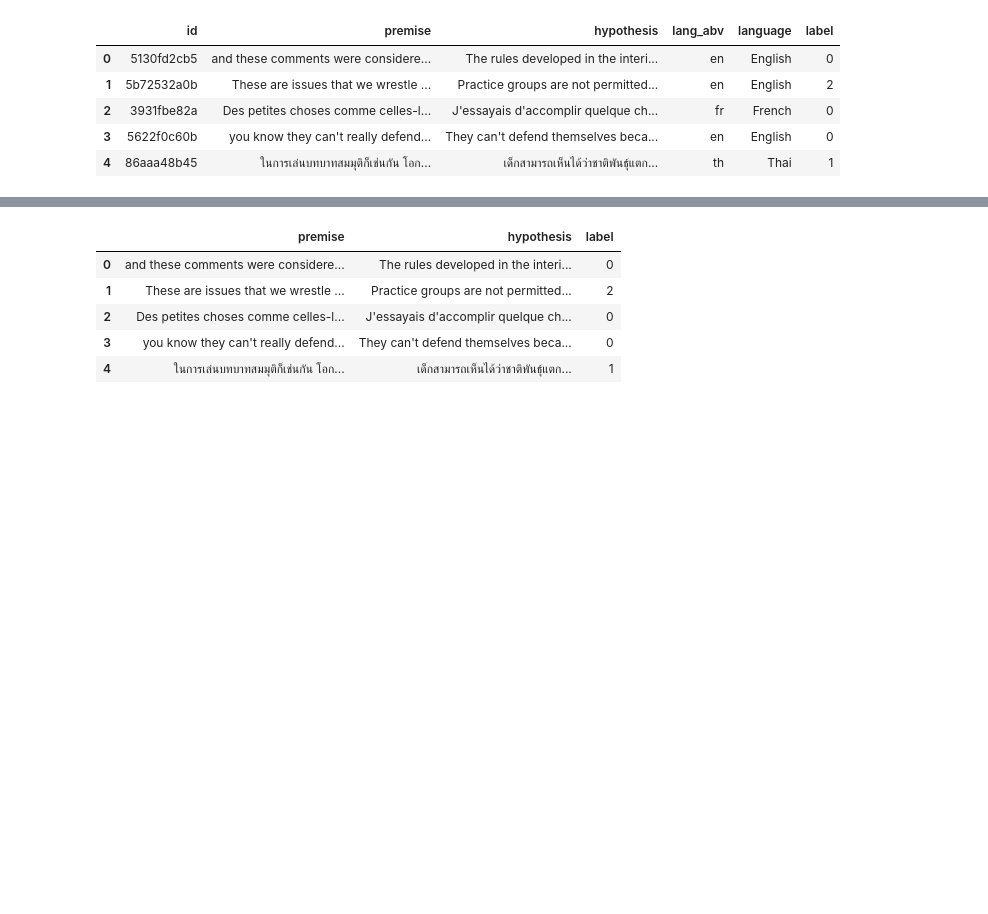
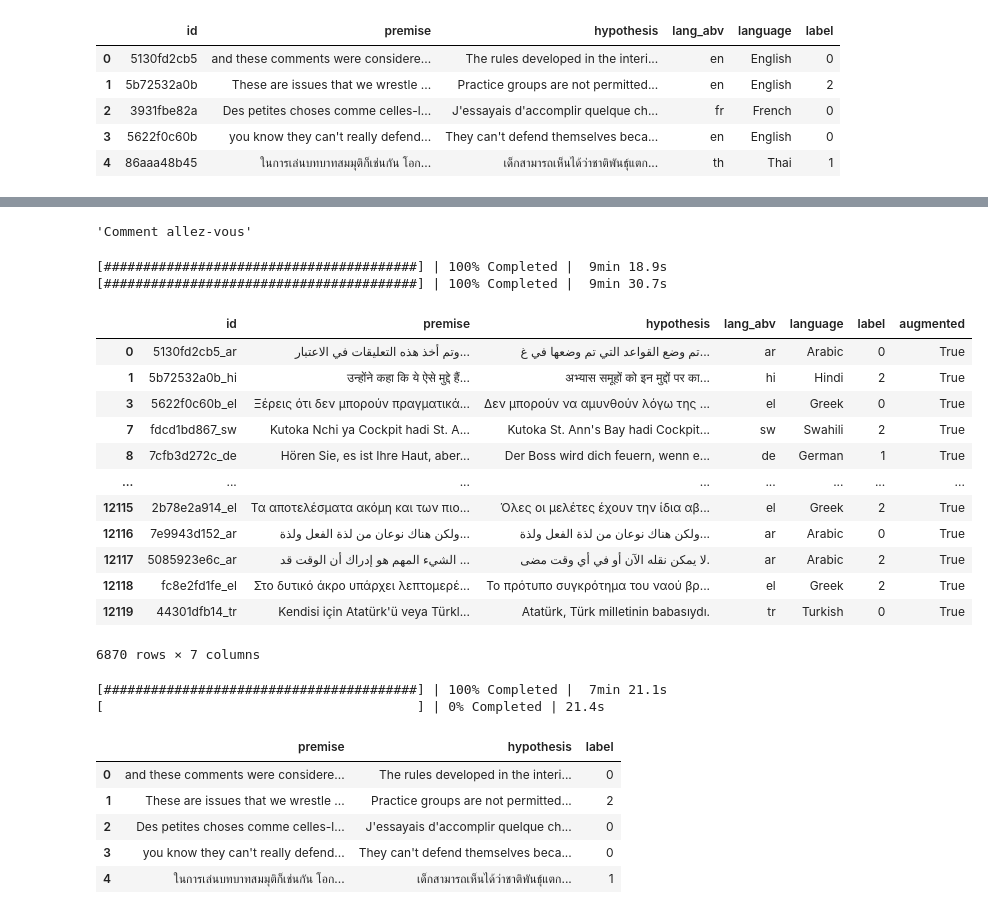
Before and after one commit to HAL22/Kaggle-Competitions, a Jupyter notebook: Contradictory_My_Dear_Watson.ipynb, the cells around one changed output, grey strips where cells are left out. Drawn from its saved outputs; the diff is of its cells as text; code cells hidden in the pictures; blank space fills up the shorter version.

```diff
--- a/Contradictory_My_Dear_Watson.ipynb
+++ b/Contradictory_My_Dear_Watson.ipynb
@@ -76,0 +55,68 @@ print(lang_dic)
+# %%
+translations_csv = '/kaggle/working/train_translations.csv'
+
+dest_choices = {'ar': 'Arabic', 'fr': 'French', 'sw': 'Swahili', 'ur': 'Urdu', 'vi': 'Vietnamese', 'ru': 'Russian', 'hi': 'Hindi', 'el': 'Greek', 'th': 'Thai', 'es': 'Spanish', 'de': 'German', 'tr': 'Turkish', 'bg': 'Bulgarian'}
+# %%
+def translate(words, dest):
+            translator = Translator()
+            decoded = translator.translate(words, dest=dest).text
+            return decoded
+# %%
+# Example
+translate("How are you","fr")
+# %% [output]
+'Comment allez-vous'
+# %%
+def translate_job(df, mode='en'):
+   premise_bag = bag.from_sequence(df.premise.tolist())
+   hypothesis_bag = bag.from_sequence(df.hypothesis.tolist())
+
+   if mode == 'en':
+     df['translate_to_abv'] = 'en'
+     df['translate_to'] = 'English'
+     dest_bag = bag.from_sequence(df.translate_to_abv.tolist())
+   elif mode == 'random':
+     df['translate_to_abv'] = np.random.choice(list(dest_choices.keys()), df.shape[0])
+     df['translate_to'] = df.translate_to_abv.map(dest_choices)
+     dest_bag = bag.from_sequence(df.translate_to_abv.tolist())
+
+   with diagnostics.ProgressBar():
+     premise_translated = premise_bag.map(translate, dest=dest_bag).compute()
+     hypothesis_translated = hypothesis_bag.map(translate, dest=dest_bag).compute()
+
+   df['premise'] = premise_translated
+   df['hypothesis'] = hypothesis_translated
+   df['id'] = df['id'].astype(str) + '_' + df['translate_to_abv']
+   df['lang_abv'] = df['translate_to_abv']
+   df['language'] = df['translate_to']
+   df['augmented'] = True
+   df.drop('translate_to_abv', axis=1, inplace=True)
+   df.drop('translate_to', axis=1, inplace=True)
+
+   return df
+# %%
+eng = df_train.loc[df_train.lang_abv == "en"].copy().pipe(translate_job, mode='random')
+# %% [output]
+[########################################] | 100% Completed |  9min 18.9s
+[########################################] | 100% Completed |  9min 30.7s
+# %%
+eng
+# %% [output]
+|  | id | premise | hypothesis | lang_abv | language | label | augmented |
+| 0 | 5130fd2cb5_ar | وتم أخذ هذه التعليقات في الاعتبار... | تم وضع القواعد التي تم وضعها في غ... | ar | Arabic | 0 | True |
+| 1 | 5b72532a0b_hi | उन्होंने कहा कि ये ऐसे मुद्दे हैं... | अभ्यास समूहों को इन मुद्दों पर का... | hi | Hindi | 2 | True |
+| 3 | 5622f0c60b_el | Ξέρεις ότι δεν μπορούν πραγματικά... | Δεν μπορούν να αμυνθούν λόγω της ... | el | Greek | 0 | True |
+| 7 | fdcd1bd867_sw | Kutoka Nchi ya Cockpit hadi St. A... | Kutoka St. Ann's Bay hadi Cockpit... | sw | Swahili | 2 | True |
+| 8 | 7cfb3d272c_de | Hören Sie, es ist Ihre Haut, aber... | Der Boss wird dich feuern, wenn e... | de | German | 1 | True |
+| ... | ... | ... | ... | ... | ... | ... | ... |
+| 12115 | 2b78e2a914_el | Τα αποτελέσματα ακόμη και των πιο... | Όλες οι μελέτες έχουν την ίδια αβ... | el | Greek | 2 | True |
+| 12116 | 7e9943d152_ar | ولكن هناك نوعان من لذة الفعل ولذة... | ولكن هناك نوعان من لذة الفعل ولذة... | ar | Arabic | 0 | True |
+| 12117 | 5085923e6c_ar | الشيء المهم هو إدراك أن الوقت قد ... | لا يمكن نقله الآن أو في أي وقت مضى. | ar | Arabic | 2 | True |
+| 12118 | fc8e2fd1fe_el | Στο δυτικό άκρο υπάρχει λεπτομερέ... | Το πρότυπο συγκρότημα του ναού βρ... | el | Greek | 2 | True |
+| 12119 | 44301dfb14_tr | Kendisi için Atatürk'ü veya Türkl... | Atatürk, Türk milletinin babasıydı. | tr | Turkish | 0 | True |
+6870 rows × 7 columns
+# %%
+to_eng = df_train.loc[df_train.lang_abv != "en"].copy().pipe(translate_job, mode='en')
+# %% [output]
+[########################################] | 100% Completed |  7min 21.1s
+[                                        ] | 0% Completed | 21.4s
```
Also changed, not shown: parts of 8 cells of this notebook.
